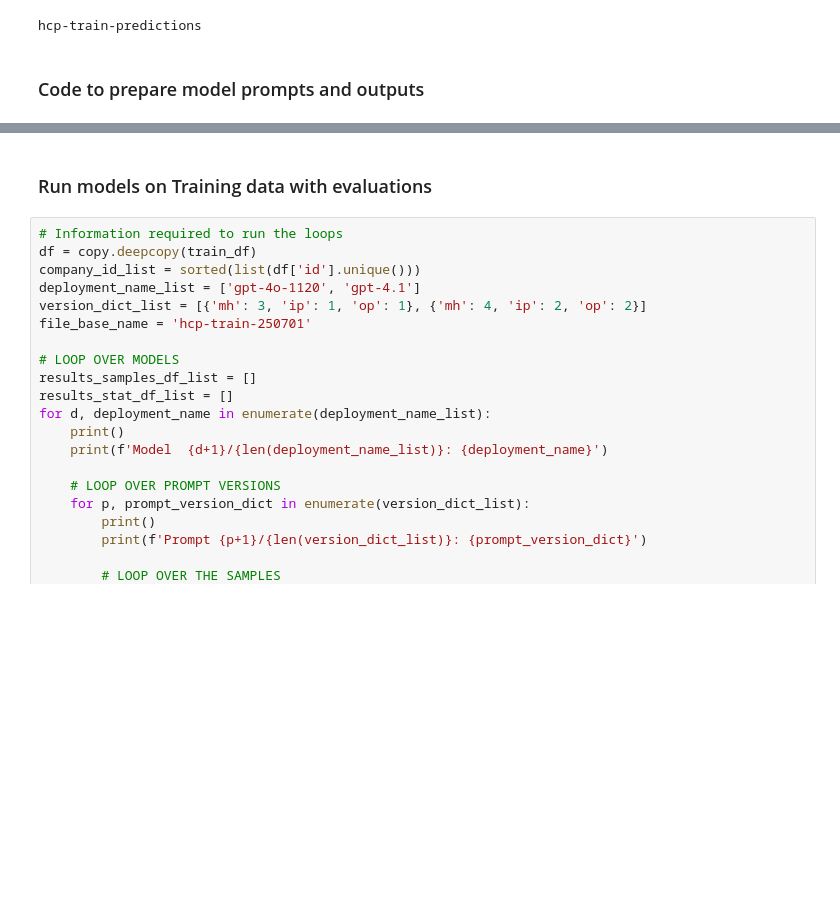
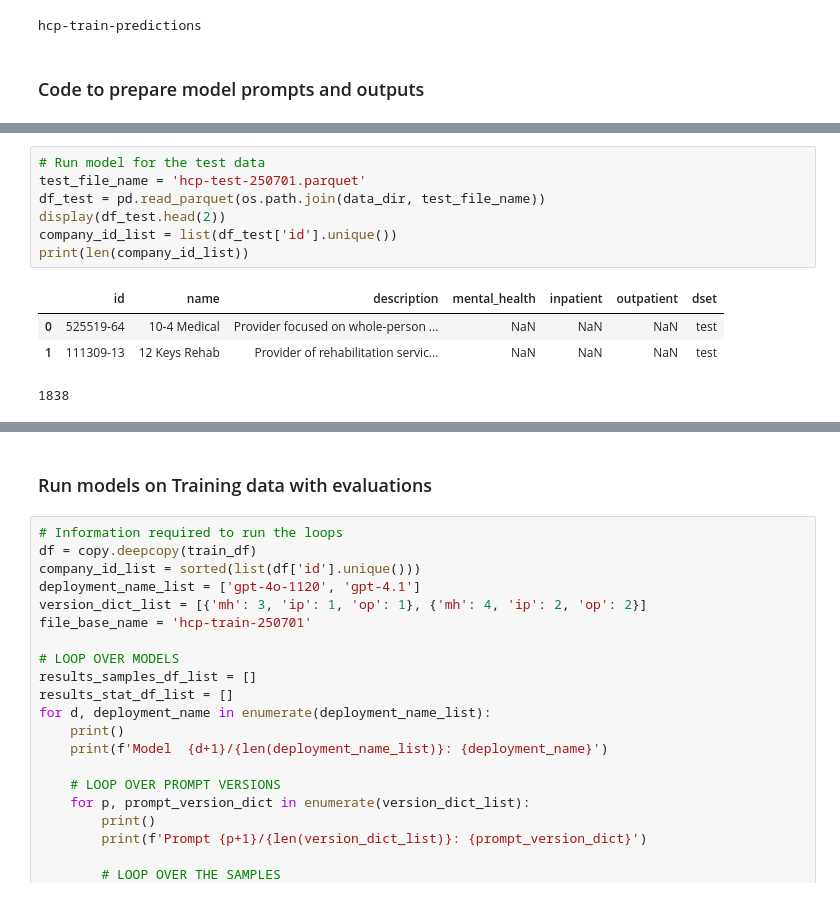
Before and after one commit to awerdich/llmt, a Jupyter notebook: notebooks/openai/train_predictions_250701.ipynb, the cells around one changed output, grey strips where cells are left out. Drawn from its saved outputs; the diff is of its cells as text; blank space fills up the shorter version.

```diff
--- a/notebooks/openai/train_predictions_250701.ipynb
+++ b/notebooks/openai/train_predictions_250701.ipynb
@@ -230,3 +240,15 @@ Provider of a comprehensive treatment facility in Columbus, Ohio. The company of
 | 0 | 467540-11 | BaseCamp Recovery Center | Provider of a comprehensive treat... | 1 | 0 | 1 | train | 1 | 1 | ... |
 |  | id | name | description | mental_health | inpatient | outpatient | dset | pred_mh | pred_ip | ... |
 | 0 | 467540-11 | BaseCamp Recovery Center | Provider of a comprehensive treat... | 1 | 0 | 1 | train | 1 | 1 | ... |
+# %%
+# Run model for the test data
+test_file_name = 'hcp-test-250701.parquet'
+df_test = pd.read_parquet(os.path.join(data_dir, test_file_name))
+display(df_test.head(2))
+company_id_list = list(df_test['id'].unique())
+print(len(company_id_list))
+# %% [output]
+|  | id | name | description | mental_health | inpatient | outpatient | dset |
+| 0 | 525519-64 | 10-4 Medical | Provider focused on whole-person ... | NaN | NaN | NaN | test |
+| 1 | 111309-13 | 12 Keys Rehab | Provider of rehabilitation servic... | NaN | NaN | NaN | test |
+1838
```
Also changed, not shown: parts of 10 cells of this notebook, 1 other file.
